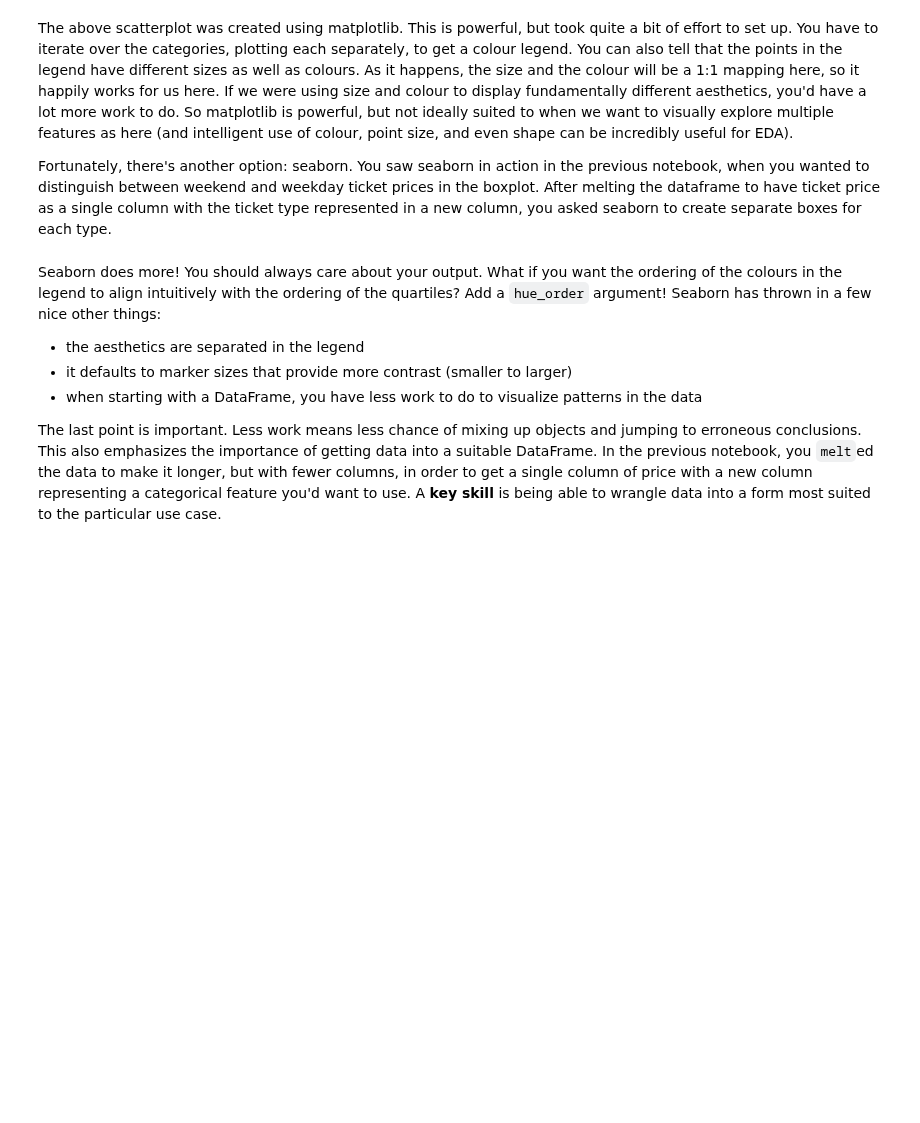
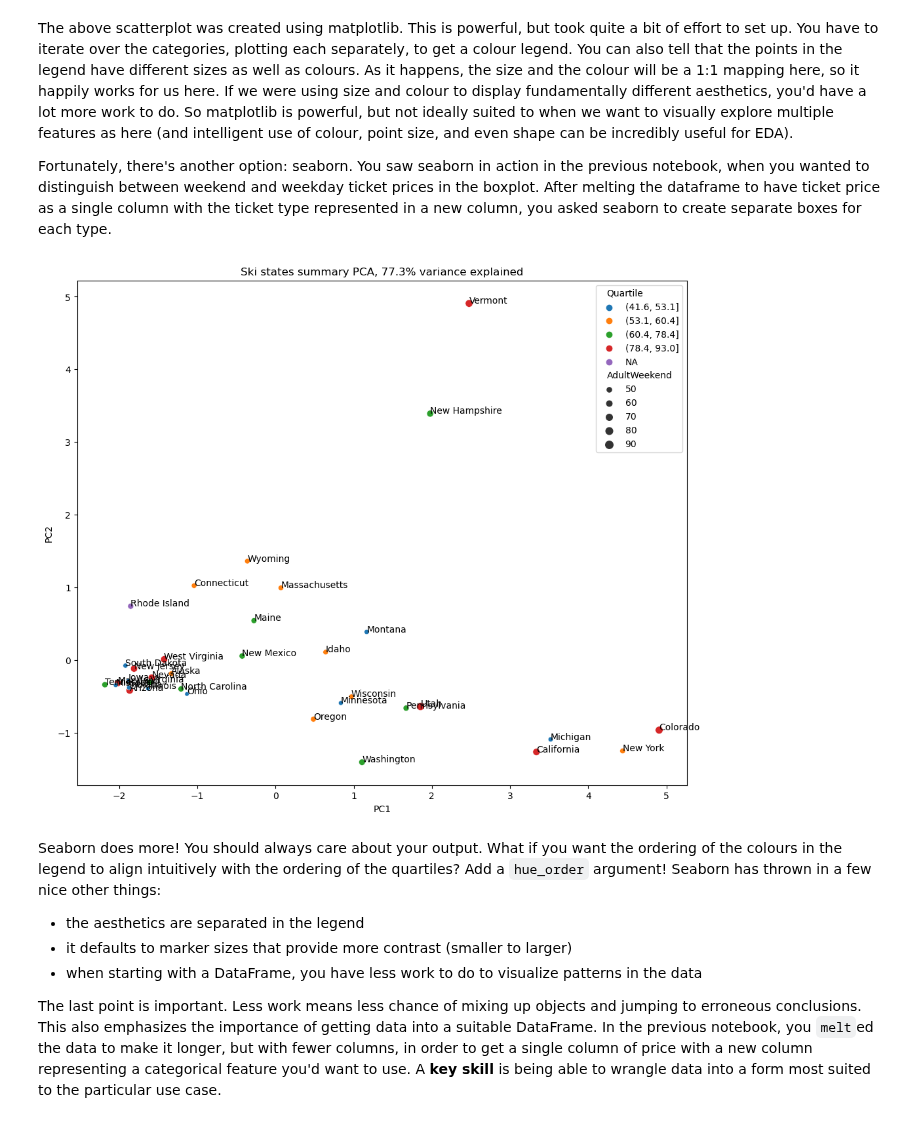
Before and after one commit to keb101/Image-Classification-Indian-Clothing, a Jupyter notebook: 03_exploratory_data_analysis.ipynb, the cells around one changed output. Saved outputs shown, nothing was run; the diff lists cells and outputs as text; code cells hidden in the pictures; blank space fills up the shorter version.

```diff
--- a/03_exploratory_data_analysis.ipynb
+++ b/03_exploratory_data_analysis.ipynb
@@ -367,6 +411,6 @@ Apply the transformation to the data to obtain the derived features.
 # %%
 #Code task 7#
 #Call `state_pca`'s `transform()` method, passing in `state_summary_scale` as its argument
-state_pca_x = state_pca.___(___)
+state_pca_x = state_pca.transform(state_summary_scale)
 # %%
 state_pca_x.shape
@@ -395,5 +445,5 @@ Here, all point markers for the states are the same size and colour. You've visu
 # %%
 #Code task 8#
 #Calculate the average 'AdultWeekend' ticket price by state
-state_avg_price = ski_data.groupby(___)[___].___
+state_avg_price = ski_data.groupby(by='state')['AdultWeekend'].mean()
 state_avg_price.head()
@@ -412,5 +472,5 @@ At this point you have several objects floating around. You have just calculated
 #Remember the first component was given by state_pca_x[:, 0],
 #and the second by state_pca_x[:, 1]
 #Call these 'PC1' and 'PC2', respectively and set the dataframe index to `state_summary_index`
-pca_df = pd.DataFrame({'PC1': ___, 'PC2': ___}, index=__)
+pca_df = pd.DataFrame({'PC1': state_pca_x[:, 0], 'PC2': state_pca_x[:, 1]}, index=state_summary_index)
 pca_df.head()
@@ -428,5 +512,5 @@ Now you can concatenate both parts on axis 1 and using the indexes.
 #Code task 10#
 #Use pd.concat to concatenate `pca_df` and `state_avg_price` along axis 1
 # remember, pd.concat will align on index
-pca_df = ___([___, ___], axis=___)
+pca_df = pd.concat([pca_df, state_avg_price], axis=1)
 pca_df.head()
@@ -484,23 +596,24 @@ Fortunately, there's another option: seaborn. You saw seaborn in action in the p
 # %%
 #Code task 11#
 #Create a seaborn scatterplot by calling `sns.scatterplot`
 #Specify the dataframe pca_df as the source of the data,
 #specify 'PC1' for x and 'PC2' for y,
 #specify 'AdultWeekend' for the pointsize (scatterplot's `size` argument),
 #specify 'Quartile' for `hue`
 #specify pca_df.Quartile.cat.categories for `hue_order` - what happens with/without this?
 x = pca_df.PC1
 y = pca_df.PC2
 state = pca_df.index
 plt.subplots(figsize=(12, 10))
 # Note the argument below to make sure we get the colours in the ascending
 # order we intuitively expect!
-sns.___(x=___, y=___, size=___, hue=___,
-                hue_order=___, data=pca_df)
+sns.scatterplot(data=pca_df, x='PC1', y='PC2', size='AdultWeekend', hue='Quartile')
 #and we can still annotate with the state labels
 for s, x, y in zip(state, x, y):
     plt.annotate(s, (x, y))
 plt.title(f'Ski states summary PCA, {pc_var:.1f}% variance explained');
+# %% [output]
+[figure, added]
 # %% [markdown]
 Seaborn does more! You should always care about your output. What if you want the ordering of the colours in the legend to align intuitively with the ordering of the quartiles? Add a `hue_order` argument! Seaborn has thrown in a few nice other things:
 
```
Also changed, not shown: parts of 19 cells of this notebook.
